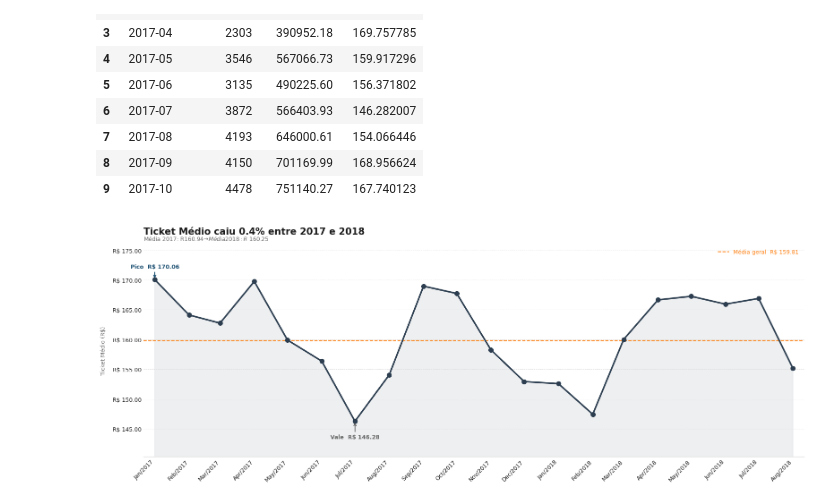
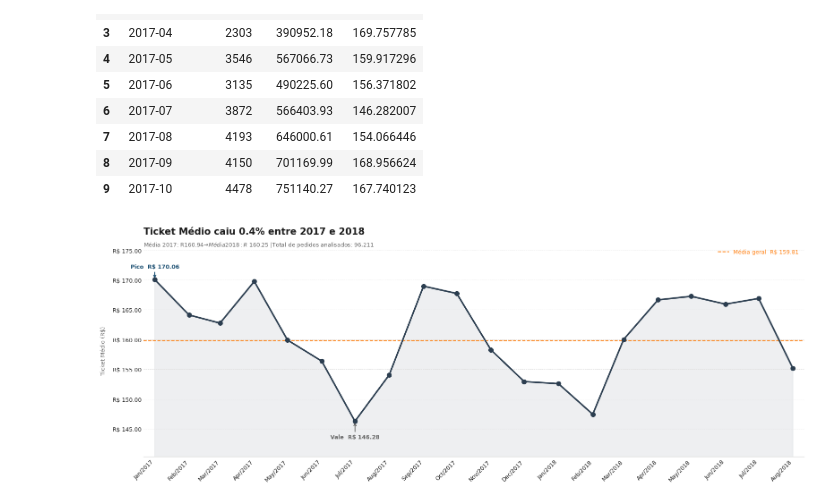
Before and after one commit to evellynjardini/Data-Analytics---Grupo-24, a Jupyter notebook: 1 - Projeto-Olist-KPIs/notebooks/Receita.ipynb, the cells around one changed output. Cells and saved outputs as stored; diff of their text form; code cells hidden in the pictures.

Commit message:
Incluindo TICKET Médio

```diff
--- a/1 - Projeto-Olist-KPIs/notebooks/Receita.ipynb
+++ b/1 - Projeto-Olist-KPIs/notebooks/Receita.ipynb
@@ -251,7 +251,7 @@ ticket_2017 = df_plot[df_plot['ano_mes_dt'].dt.year == 2017]['ticket_medio'].mea
 ticket_2018 = df_plot[df_plot['ano_mes_dt'].dt.year == 2018]['ticket_medio'].mean()
 variacao_pct = ((ticket_2018 - ticket_2017) / ticket_2017) * 100
 direcao = "cresceu" if variacao_pct > 0 else "caiu"
-
+total_pedidos= df_plot['qtd_pedidos'].sum()
 # ── Canvas ─────────────────────────────────────────────────────────────────────
 fig, ax = plt.subplots(figsize=(16, 6))
 fig.patch.set_facecolor('white')
@@ -350,36 +350,39 @@ ax.tick_params(axis='both', length=0)
 # ── Títulos com insight dinâmico ───────────────────────────────────────────────
 ax.set_title(
     f'Ticket Médio {direcao} {abs(variacao_pct):.1f}% entre 2017 e 2018',
     fontsize=15,
     fontweight='bold',
     color=CINZA_TEXTO,
     pad=16,
     loc='left',
 )
 ax.text(
-    0, 1.01,
-    f'Média 2017: R$ {ticket_2017:,.2f}  →  Média 2018: R$ {ticket_2018:,.2f}',
+    0, 0.98,
+    f'Média 2017: R$ {ticket_2017:,.2f}  →  Média 2018: R$ {ticket_2018:,.2f} |'
+    f'Total de pedidos analisados: {total_pedidos:,.0f}',
     transform=ax.transAxes,
     fontsize=9,
     color=CINZA_SUB,
     va='bottom',
+
 )
+
 
 ax.set_xlabel('')
 ax.set_ylabel('Ticket Médio (R$)', fontsize=9, color=CINZA_SUB, labelpad=10)
 
 ax.legend(
     fontsize=9,
     frameon=False,
     loc='upper right',
     labelcolor=LARANJA,
 )
 
 plt.tight_layout()
 plt.savefig('ticket_medio_olist.png', dpi=150, bbox_inches='tight')
 plt.show()
 # %% [output]
-[figure, old version]
+[figure, new version]
 # %%
 # --- KPI 3: Receita por Categoria ---
 
```
